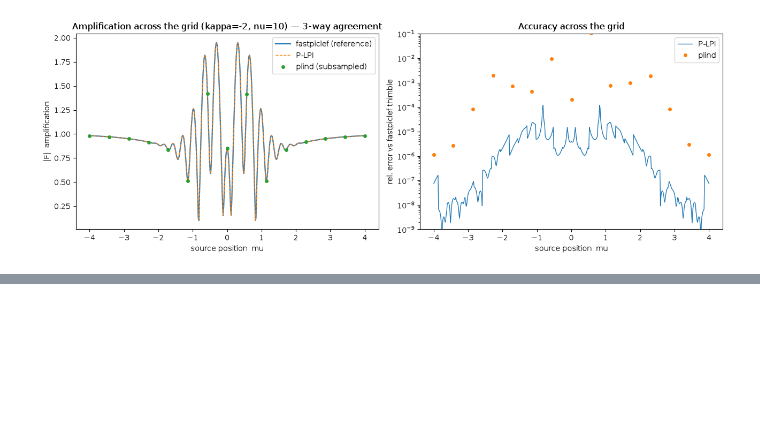
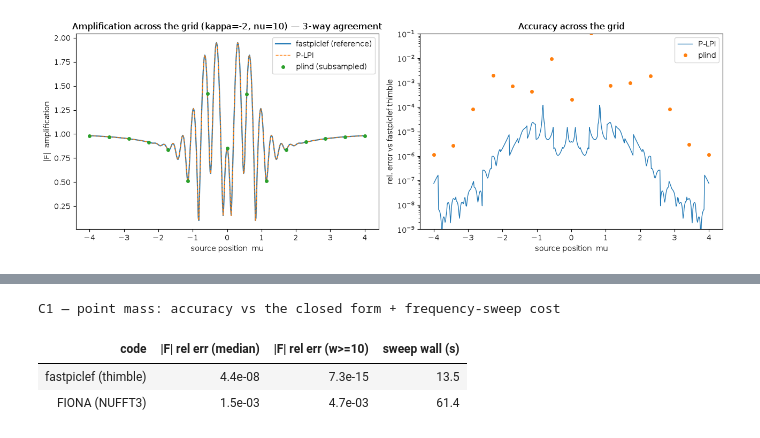
Before and after one commit to cosmoquark/fastpiclef, a Jupyter notebook: notebooks/comparison.ipynb, the cells around one changed output, grey strips where cells are left out. Saved outputs shown, nothing was run; the diff lists cells and outputs as text; code cells hidden in the pictures; blank space fills up the shorter version.

```diff
--- a/notebooks/comparison.ipynb
+++ b/notebooks/comparison.ipynb
@@ -213,0 +243,16 @@ B — Grid wall time, 512 source positions (single-thread unless noted)
+# %%
+hi = cres['w'] >= 10
+c1 = pd.DataFrame({
+    'code': ['fastpiclef (thimble)', 'FIONA (NUFFT3)'],
+    '|F| rel err (median)': [np.median(cres['err_fpl']), np.median(cres['err_fiona'])],
+    '|F| rel err (w>=10)': [np.median(cres['err_fpl'][hi]), np.median(cres['err_fiona'][hi])],
+    'sweep wall (s)': list(cres['times'].values()),
+})
+(c1.style.format({'|F| rel err (median)': '{:.1e}', '|F| rel err (w>=10)': '{:.1e}',
+                  'sweep wall (s)': '{:.1f}'}).hide(axis='index')
+   .set_caption('C1 — point mass: accuracy vs the closed form + frequency-sweep cost'))
+# %% [output]
+C1 — point mass: accuracy vs the closed form + frequency-sweep cost
+| code | |F| rel err (median) | |F| rel err (w>=10) | sweep wall (s) |
+| fastpiclef (thimble) | 4.4e-08 | 7.3e-15 | 13.5 |
+| FIONA (NUFFT3) | 1.5e-03 | 4.7e-03 | 61.4 |
```
Also changed, not shown: parts of 14 cells of this notebook, 3 other files.
